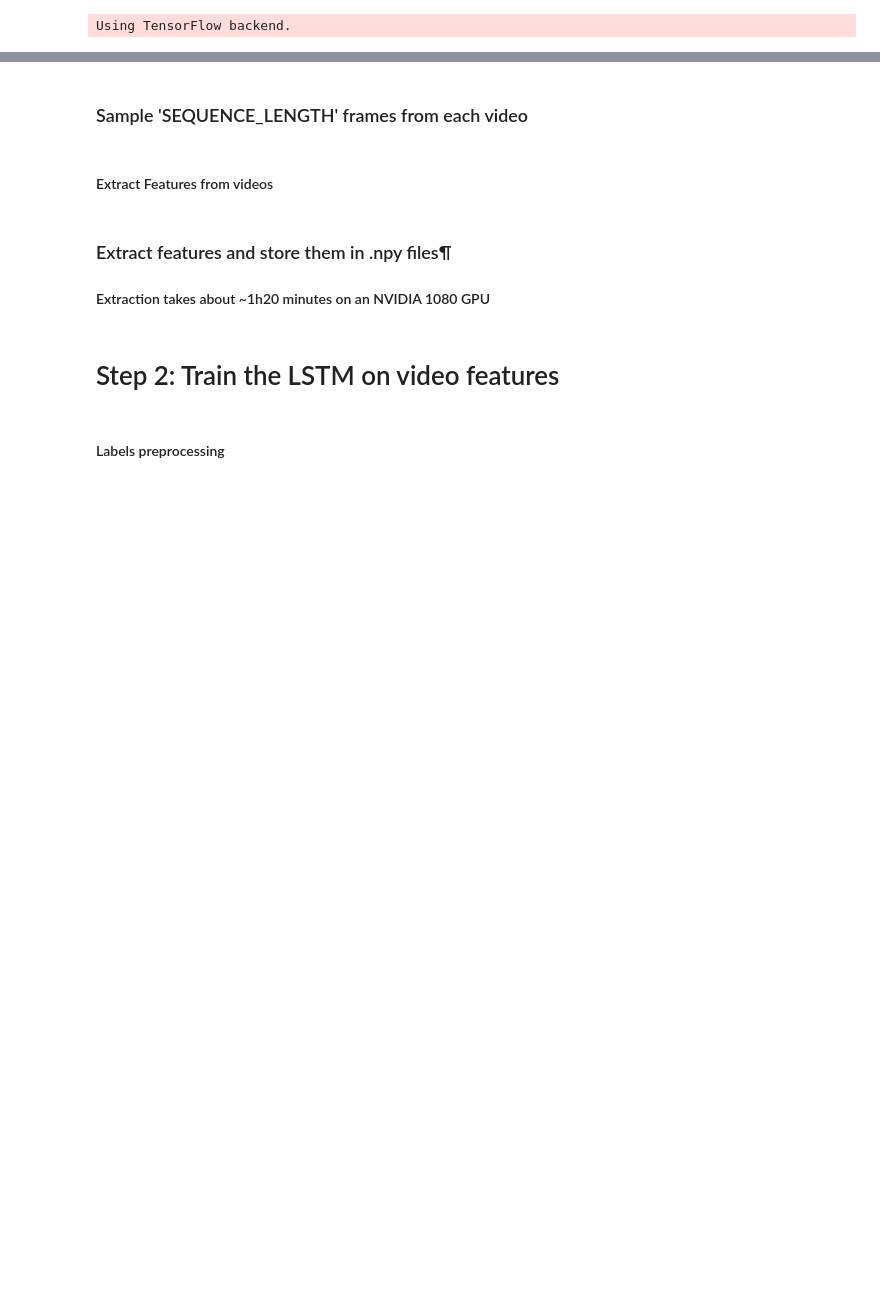
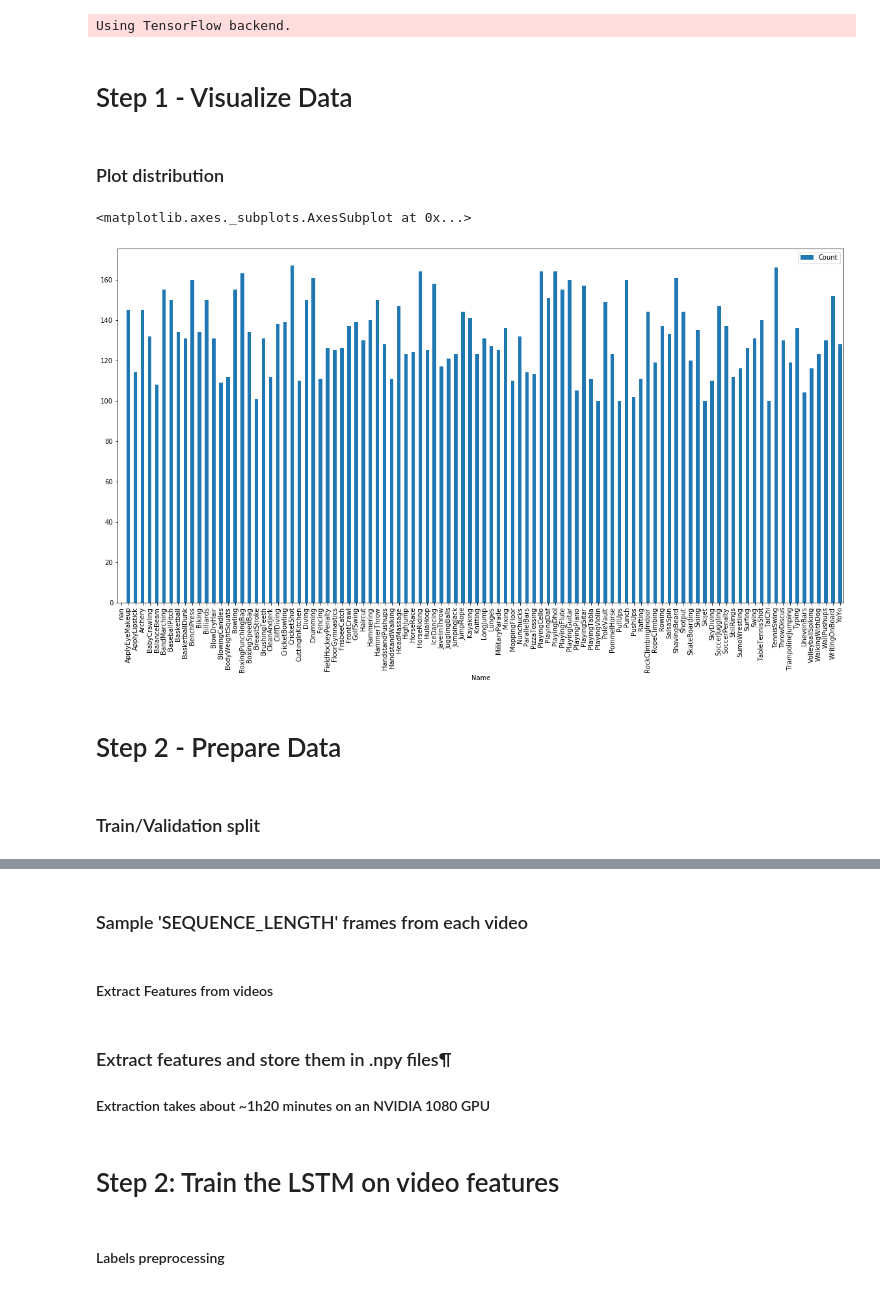
Before and after one commit to tobiassteidle/Action-Recognition---Video-UCF-101-, a Jupyter notebook: Action Recognition.ipynb, the cells around one changed output, grey strips where cells are left out. Cells and saved outputs as stored; diff of their text form; code cells hidden in the pictures; blank space fills up the shorter version.

```diff
--- a/Action Recognition.ipynb
+++ b/Action Recognition.ipynb
@@ -17,4 +19,28 @@ Using TensorFlow backend.
 # %%
 BASE_PATH = 'data/UCF-101'
 VIDEOS_PATH = os.path.join(BASE_PATH, '**','*.avi')
+FILE_SELECTOR = "**/*.avi"
 SEQUENCE_LENGTH = 40
+# %% [markdown]
+# Step 1 - Visualize Data
+# %% [markdown]
+### Plot distribution
+# %%
+files = [f for f in glob.glob(BASE_PATH + '/' + FILE_SELECTOR, recursive=True)]
+df = pd.DataFrame(columns=['Name', 'Count'], index=['Name'])
+for f in files:
+    directory = os.path.dirname(f).split(os.sep)[1]
+    index = df.index[df['Name'] == directory].tolist()
+    if len(index) == 0:
+        df = df.append({'Name': directory, 'Count': 0}, ignore_index=True)
+
+    df.loc[df['Name'] == directory, 'Count'] = df.loc[df['Name'] == directory, 'Count'] + 1
+
+df.plot.bar(x='Name', y='Count', rot=90, figsize=(20,10))
+# %% [output]
+<matplotlib.axes._subplots.AxesSubplot at 0x...>
+[figure, added]
+# %% [markdown]
+# Step 2 - Prepare Data
+# %% [markdown]
+### Train/Validation split
```
Also changed, not shown: parts of 10 cells of this notebook, 1 other file.
